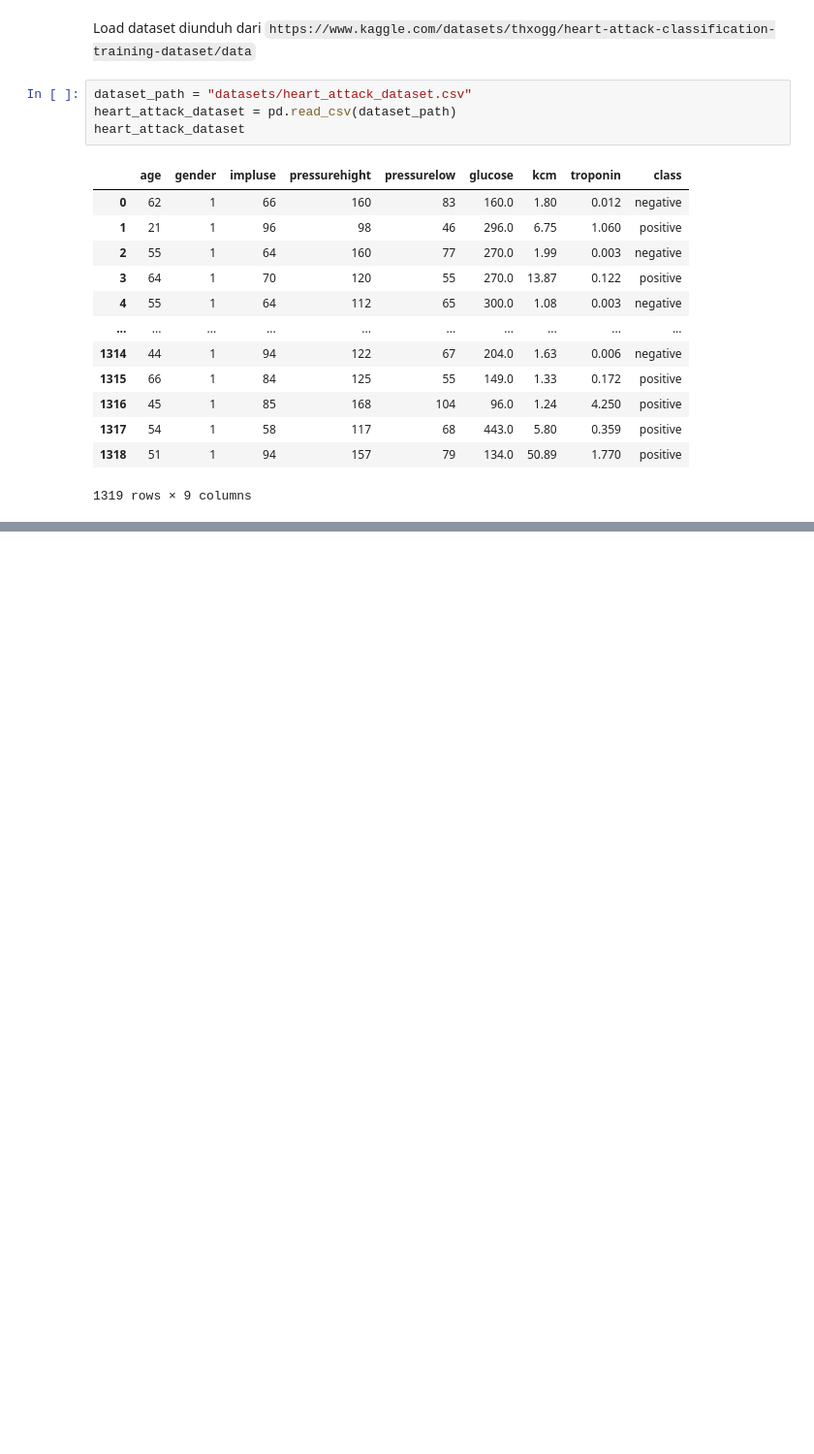
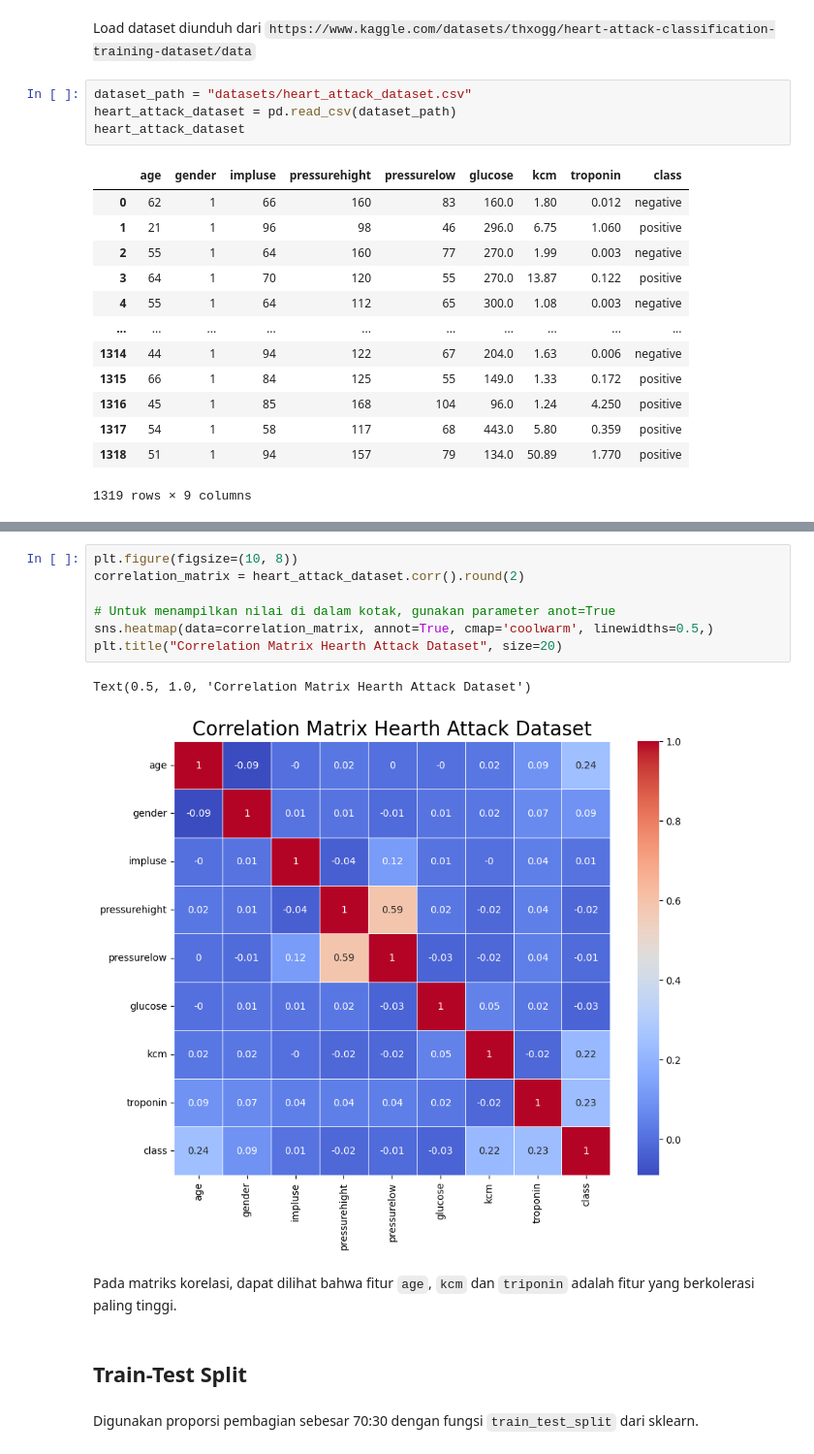
Before and after one commit to miftahfadil/heart_attack_prediction, a Jupyter notebook: heart_attack_prediction.ipynb, the cells around one changed output, grey strips where cells are left out. Shown at 97% size. Saved outputs shown, nothing was run; the diff lists cells and outputs as text; blank space fills up the shorter version.

```diff
--- a/heart_attack_prediction.ipynb
+++ b/heart_attack_prediction.ipynb
@@ -31,0 +183,16 @@ heart_attack_dataset
+# %%
+plt.figure(figsize=(10, 8))
+correlation_matrix = heart_attack_dataset.corr().round(2)
+
+# Untuk menampilkan nilai di dalam kotak, gunakan parameter anot=True
+sns.heatmap(data=correlation_matrix, annot=True, cmap='coolwarm', linewidths=0.5,)
+plt.title("Correlation Matrix Hearth Attack Dataset", size=20)
+# %% [output]
+Text(0.5, 1.0, 'Correlation Matrix Hearth Attack Dataset')
+[figure, added]
+# %% [markdown]
+Pada matriks korelasi, dapat dilihat bahwa fitur `age`, `kcm` dan `triponin` adalah fitur yang berkolerasi paling tinggi.
+# %% [markdown]
+## Train-Test Split
+# %% [markdown]
+Digunakan proporsi pembagian sebesar 70:30 dengan fungsi `train_test_split` dari sklearn.
```
Also changed, not shown: parts of 29 cells of this notebook.
